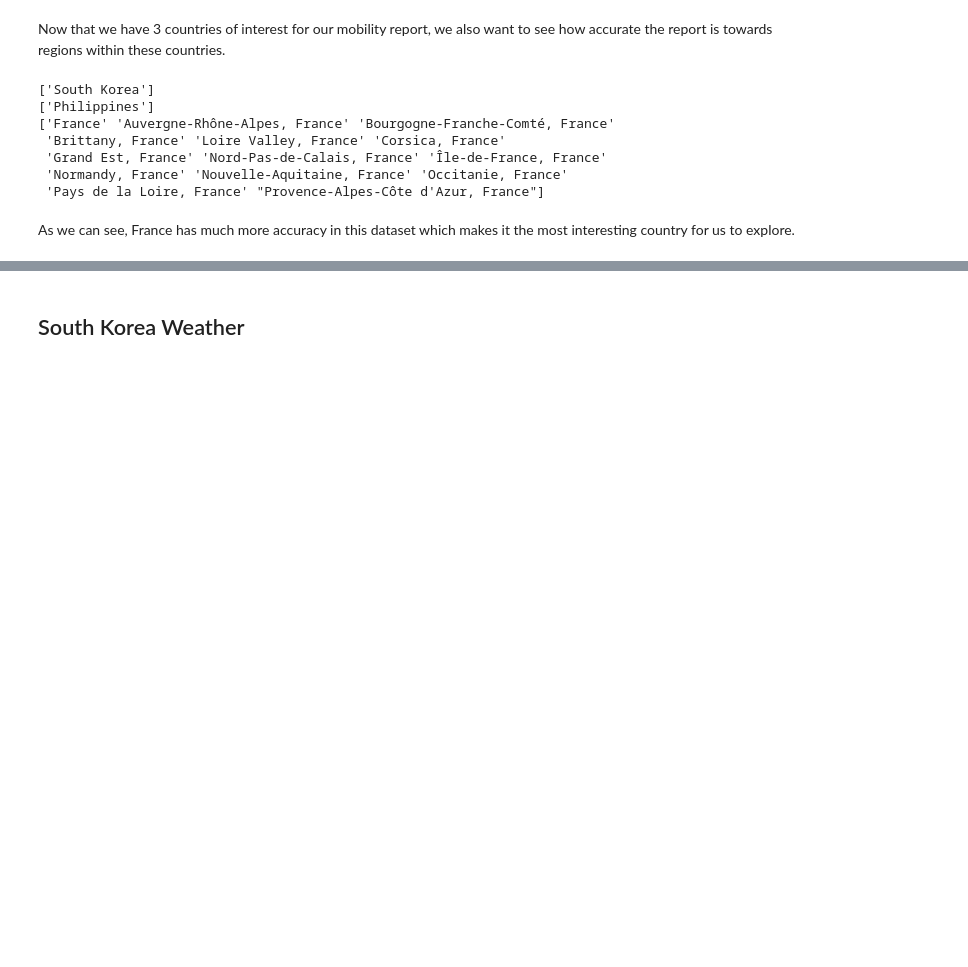
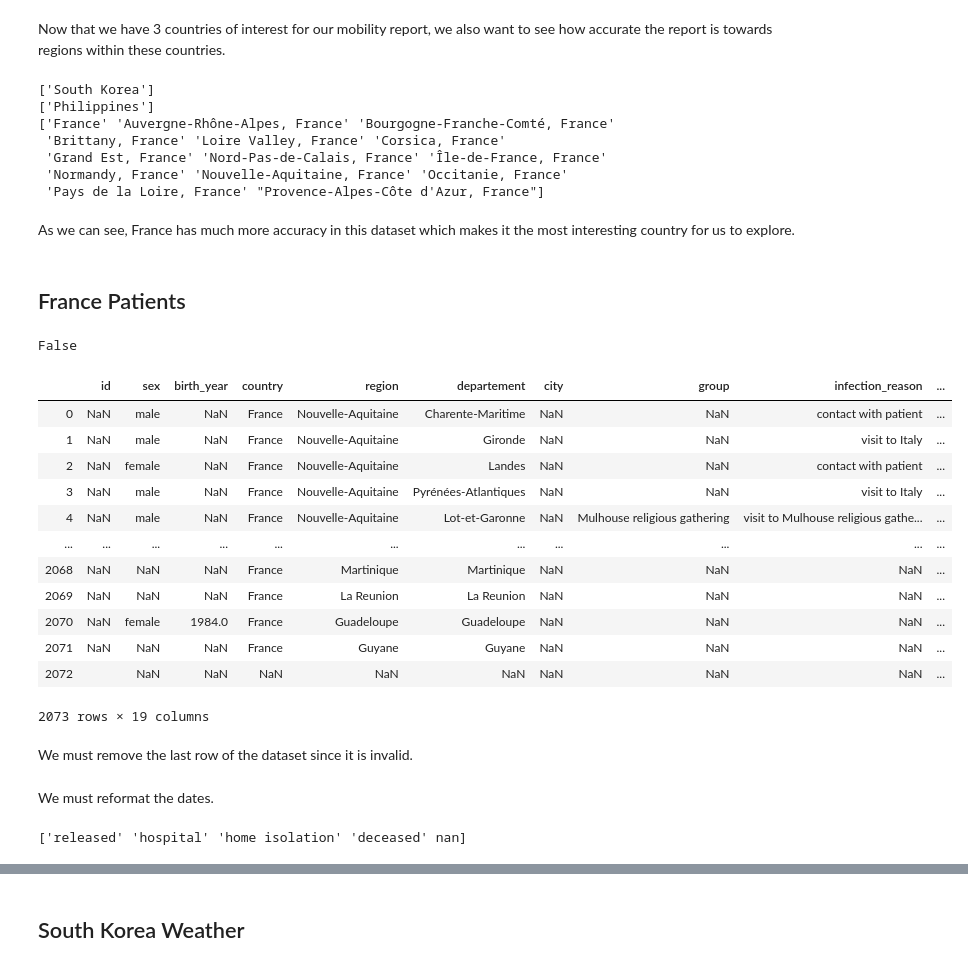
Before and after one commit to yvan-burrie-jcu/cv19, a Jupyter notebook: philippines-DESKTOP-MU1GIF5.ipynb, the cells around one changed output, grey strips where cells are left out. Cells and saved outputs as stored; diff of their text form; code cells hidden in the pictures; blank space fills up the shorter version.

Commit message:
Update French data

```diff
--- a/philippines-DESKTOP-MU1GIF5.ipynb
+++ b/philippines-DESKTOP-MU1GIF5.ipynb
@@ -202,3 +203,32 @@ print(mobility_data_fr["address"].unique())
  'Pays de la Loire, France' "Provence-Alpes-Côte d'Azur, France"]
 # %% [markdown]
 As we can see, France has much more accuracy in this dataset which makes it the most interesting country for us to explore.
+# %% [markdown]
+## France Patients
+# %%
+patients_fr_warehoused = os.path.exists("fr/patients.csv")
+print(patients_fr_warehoused)
+# %% [output]
+False
+# %%
+if not patients_fr_warehoused:
+    patients_data_fr = pd.read_csv(filepath_or_buffer="fr/patients_inputs.csv")
+else:
+    patients_data_fr = pd.read_csv(filepath_or_buffer="fr/patients.csv")
+display(patients_data_fr)
+# %% [output]
+|  | id | sex | birth_year | country | region | departement | city | group | infection_reason | ... |
+| 0 | NaN | male | NaN | France | Nouvelle-Aquitaine | Charente-Maritime | NaN | NaN | contact with patient | ... |
+| 1 | NaN | male | NaN | France | Nouvelle-Aquitaine | Gironde | NaN | NaN | visit to Italy | ... |
+| 2 | NaN | female | NaN | France | Nouvelle-Aquitaine | Landes | NaN | NaN | contact with patient | ... |
+| 3 | NaN | male | NaN | France | Nouvelle-Aquitaine | Pyrénées-Atlantiques | NaN | NaN | visit to Italy | ... |
+| 4 | NaN | male | NaN | France | Nouvelle-Aquitaine | Lot-et-Garonne | NaN | Mulhouse religious gathering | visit to Mulhouse religious gathe... | ... |
+| ... | ... | ... | ... | ... | ... | ... | ... | ... | ... | ... |
+| 2068 | NaN | NaN | NaN | France | Martinique | Martinique | NaN | NaN | NaN | ... |
+| 2069 | NaN | NaN | NaN | France | La Reunion | La Reunion | NaN | NaN | NaN | ... |
+| 2070 | NaN | female | 1984.0 | France | Guadeloupe | Guadeloupe | NaN | NaN | NaN | ... |
+| 2071 | NaN | NaN | NaN | France | Guyane | Guyane | NaN | NaN | NaN | ... |
+| 2072 |  | NaN | NaN | NaN | NaN | NaN | NaN | NaN | NaN | ... |
+2073 rows × 19 columns
+# %% [markdown]
+We must remove the last row of the dataset since it is invalid.
@@ -204,0 +238,2 @@ As we can see, France has much more accuracy in this dataset which makes it the
+# %% [markdown]
+We must reformat the dates.
@@ -204,0 +244,4 @@ As we can see, France has much more accuracy in this dataset which makes it the
+# %%
+print(patients_data_fr["status"].unique())
+# %% [output]
+['released' 'hospital' 'home isolation' 'deceased' nan]
```
Also changed, not shown: parts of 49 cells of this notebook, 2 other files.
